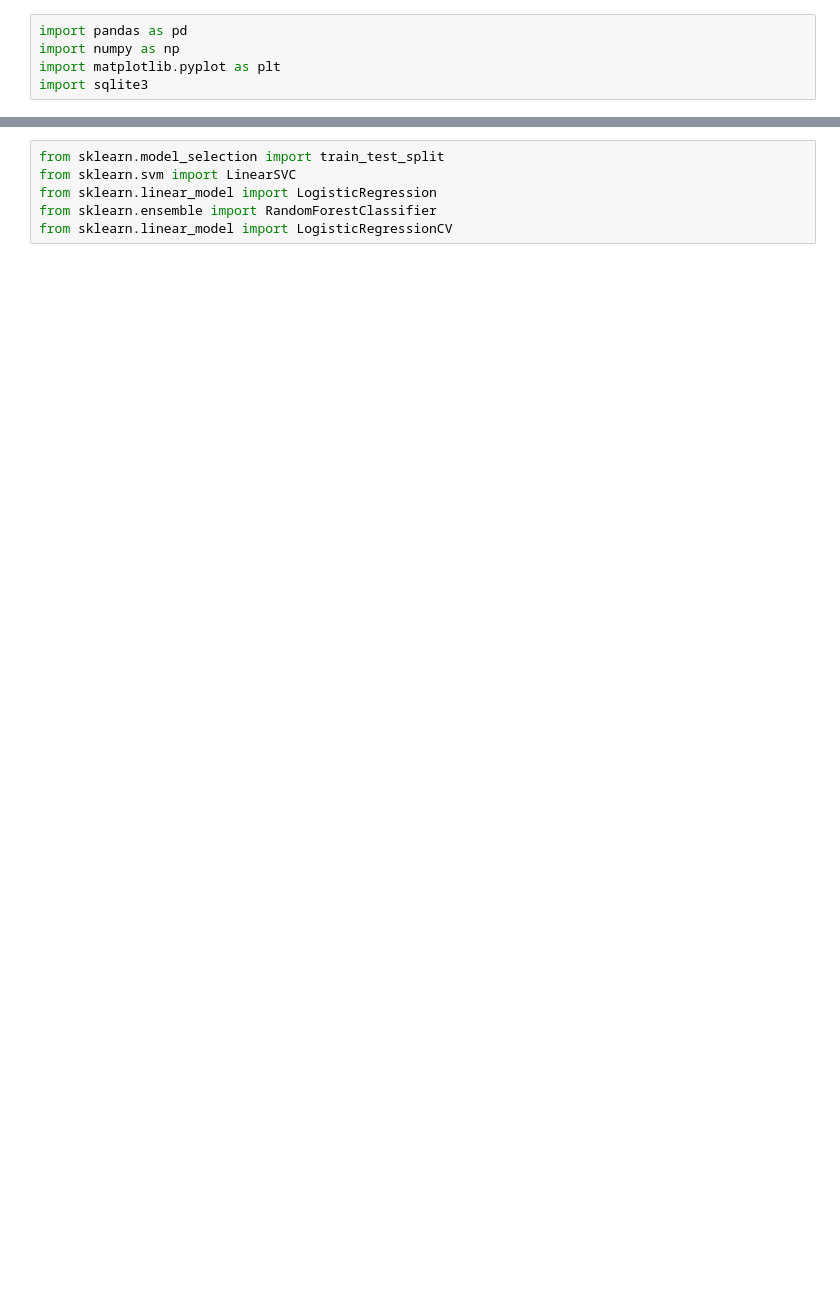
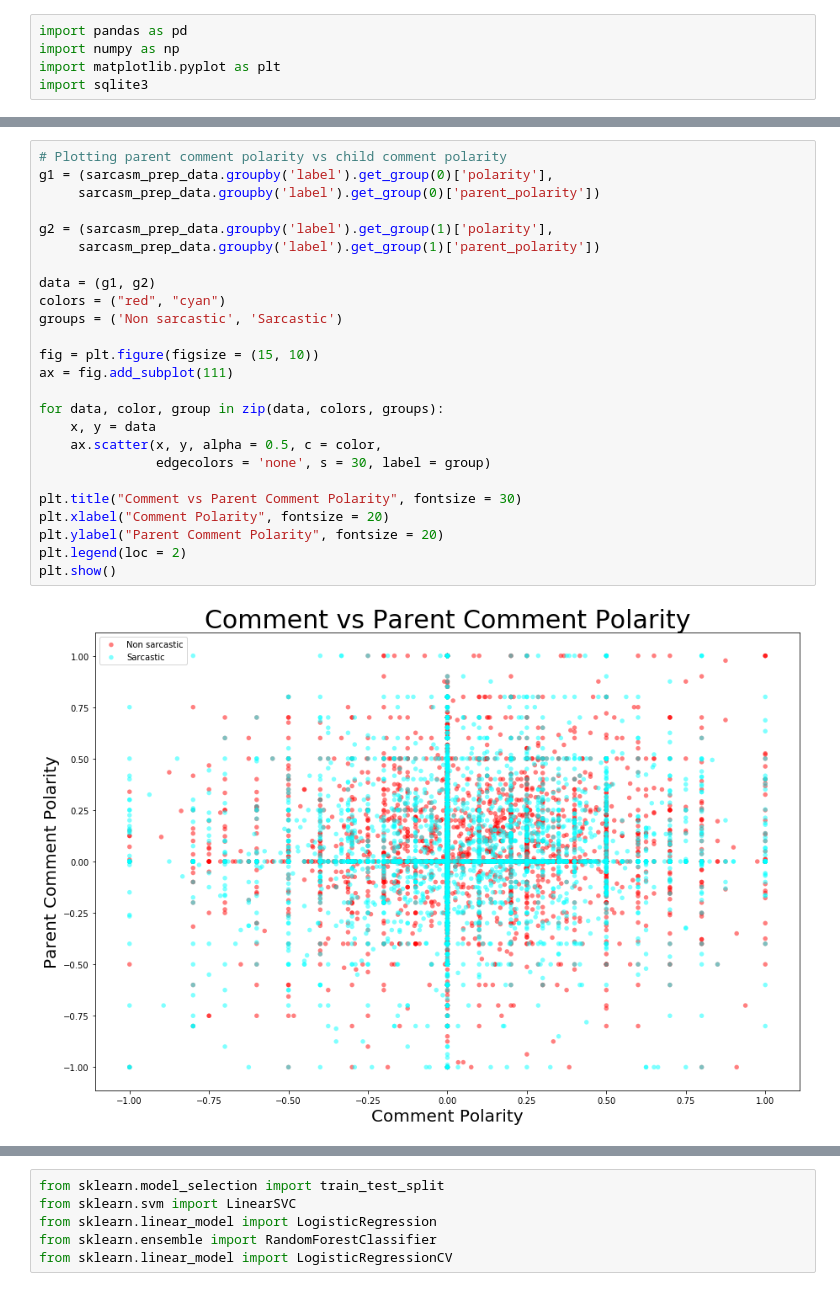
Before and after one commit to nourmansour/Sarcasm-on-Reddit, a Jupyter notebook: Sarcastic Comments on Reddit - An Analysis.ipynb, the cells around one changed output, grey strips where cells are left out. Drawn from its saved outputs; the diff is of its cells as text; blank space fills up the shorter version.

```diff
--- a/Sarcastic Comments on Reddit - An Analysis.ipynb
+++ b/Sarcastic Comments on Reddit - An Analysis.ipynb
@@ -497,0 +369,27 @@ The three models we picked were:
+# %%
+# Plotting parent comment polarity vs child comment polarity
+g1 = (sarcasm_prep_data.groupby('label').get_group(0)['polarity'],
+     sarcasm_prep_data.groupby('label').get_group(0)['parent_polarity'])
+
+g2 = (sarcasm_prep_data.groupby('label').get_group(1)['polarity'],
+     sarcasm_prep_data.groupby('label').get_group(1)['parent_polarity'])
+
+data = (g1, g2)
+colors = ("red", "cyan")
+groups = ('Non sarcastic', 'Sarcastic')
+
+fig = plt.figure(figsize = (15, 10))
+ax = fig.add_subplot(111)
+
+for data, color, group in zip(data, colors, groups):
+    x, y = data
+    ax.scatter(x, y, alpha = 0.5, c = color,
+               edgecolors = 'none', s = 30, label = group)
+
+plt.title("Comment vs Parent Comment Polarity", fontsize = 30)
+plt.xlabel("Comment Polarity", fontsize = 20)
+plt.ylabel("Parent Comment Polarity", fontsize = 20)
+plt.legend(loc = 2)
+plt.show()
+# %% [output]
+[figure, added]
```
Also changed, not shown: parts of 117 cells of this notebook, 1 other file.
